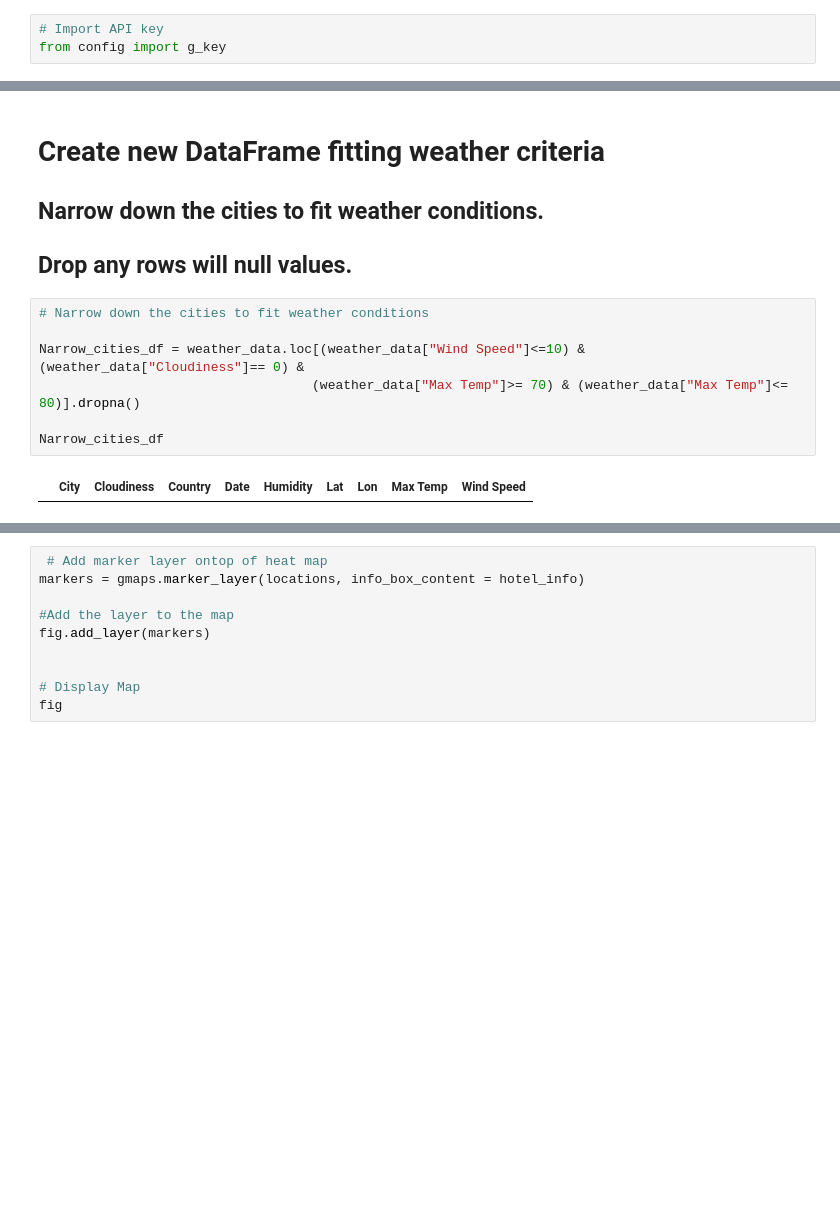
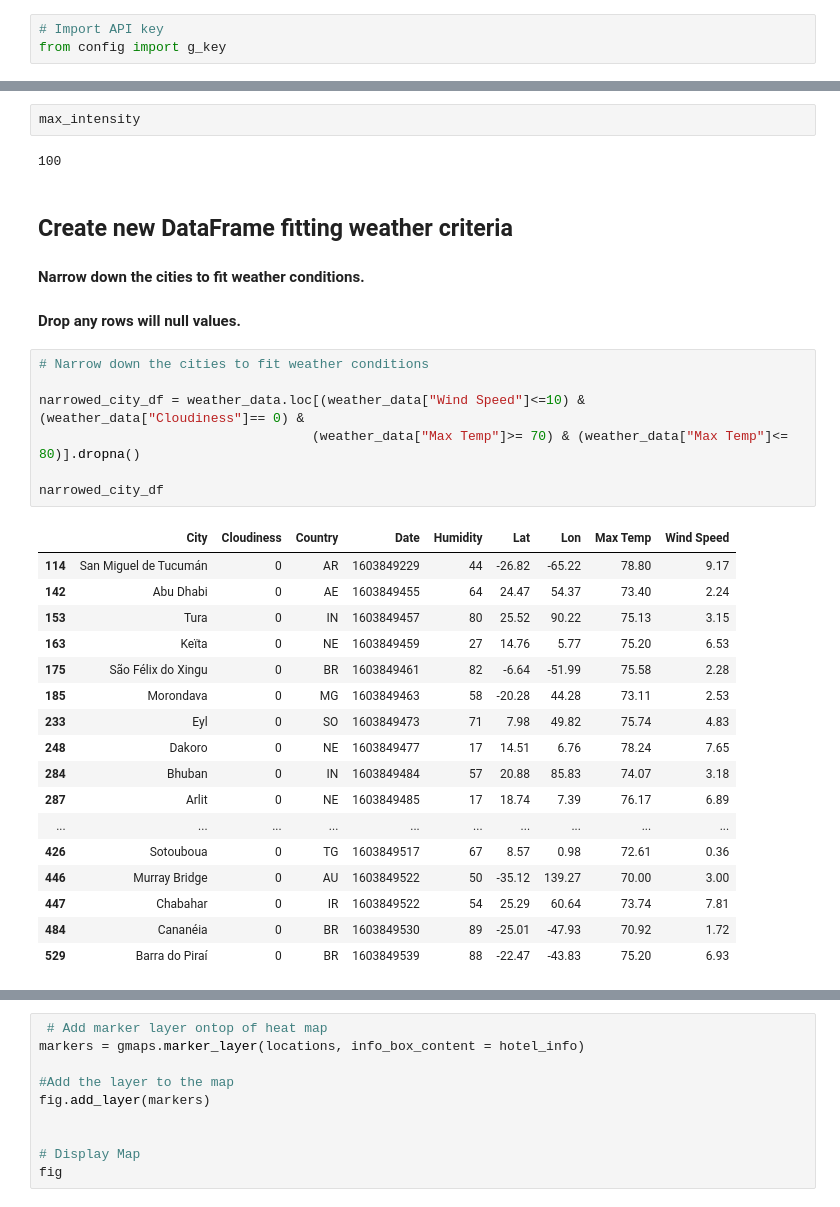
Before and after one commit to Harpreet1214/python-api-challenge, a Jupyter notebook: WeatherPy/VacationPy.ipynb, the cells around one changed output, grey strips where cells are left out. Saved outputs shown, nothing was run; the diff lists cells and outputs as text; blank space fills up the shorter version.

```diff
--- a/WeatherPy/VacationPy.ipynb
+++ b/WeatherPy/VacationPy.ipynb
@@ -62,17 +56,37 @@ AttributeError: 'tuple' object has no attribute 'add_layer'
+# %%
+max_intensity
+# %% [output]
+100
 # %% [markdown]
- # Create new DataFrame fitting weather criteria
+ ## Create new DataFrame fitting weather criteria
 
-## Narrow down the cities to fit weather conditions.
-## Drop any rows will null values.
+#### Narrow down the cities to fit weather conditions.
+#### Drop any rows will null values.
 # %%
 # Narrow down the cities to fit weather conditions
 
-Narrow_cities_df = weather_data.loc[(weather_data["Wind Speed"]<=10) & (weather_data["Cloudiness"]== 0) &
+narrowed_city_df = weather_data.loc[(weather_data["Wind Speed"]<=10) & (weather_data["Cloudiness"]== 0) &
                                    (weather_data["Max Temp"]>= 70) & (weather_data["Max Temp"]<= 80)].dropna()
 
-Narrow_cities_df
+narrowed_city_df
 # %% [output]
 |  | City | Cloudiness | Country | Date | Humidity | Lat | Lon | Max Temp | Wind Speed |
+| 114 | San Miguel de Tucumán | 0 | AR | 1603849229 | 44 | -26.82 | -65.22 | 78.80 | 9.17 |
+| 142 | Abu Dhabi | 0 | AE | 1603849455 | 64 | 24.47 | 54.37 | 73.40 | 2.24 |
+| 153 | Tura | 0 | IN | 1603849457 | 80 | 25.52 | 90.22 | 75.13 | 3.15 |
+| 163 | Keïta | 0 | NE | 1603849459 | 27 | 14.76 | 5.77 | 75.20 | 6.53 |
+| 175 | São Félix do Xingu | 0 | BR | 1603849461 | 82 | -6.64 | -51.99 | 75.58 | 2.28 |
+| 185 | Morondava | 0 | MG | 1603849463 | 58 | -20.28 | 44.28 | 73.11 | 2.53 |
+| 233 | Eyl | 0 | SO | 1603849473 | 71 | 7.98 | 49.82 | 75.74 | 4.83 |
+| 248 | Dakoro | 0 | NE | 1603849477 | 17 | 14.51 | 6.76 | 78.24 | 7.65 |
+| 284 | Bhuban | 0 | IN | 1603849484 | 57 | 20.88 | 85.83 | 74.07 | 3.18 |
+| 287 | Arlit | 0 | NE | 1603849485 | 17 | 18.74 | 7.39 | 76.17 | 6.89 |
+| ... | ... | ... | ... | ... | ... | ... | ... | ... | ... |
+| 426 | Sotouboua | 0 | TG | 1603849517 | 67 | 8.57 | 0.98 | 72.61 | 0.36 |
+| 446 | Murray Bridge | 0 | AU | 1603849522 | 50 | -35.12 | 139.27 | 70.00 | 3.00 |
+| 447 | Chabahar | 0 | IR | 1603849522 | 54 | 25.29 | 60.64 | 73.74 | 7.81 |
+| 484 | Cananéia | 0 | BR | 1603849530 | 89 | -25.01 | -47.93 | 70.92 | 1.72 |
+| 529 | Barra do Piraí | 0 | BR | 1603849539 | 88 | -22.47 | -43.83 | 75.20 | 6.93 |
 # %% [markdown]
  # Hotel Map
 
```
Also changed, not shown: parts of 12 cells of this notebook, 1 other file.
